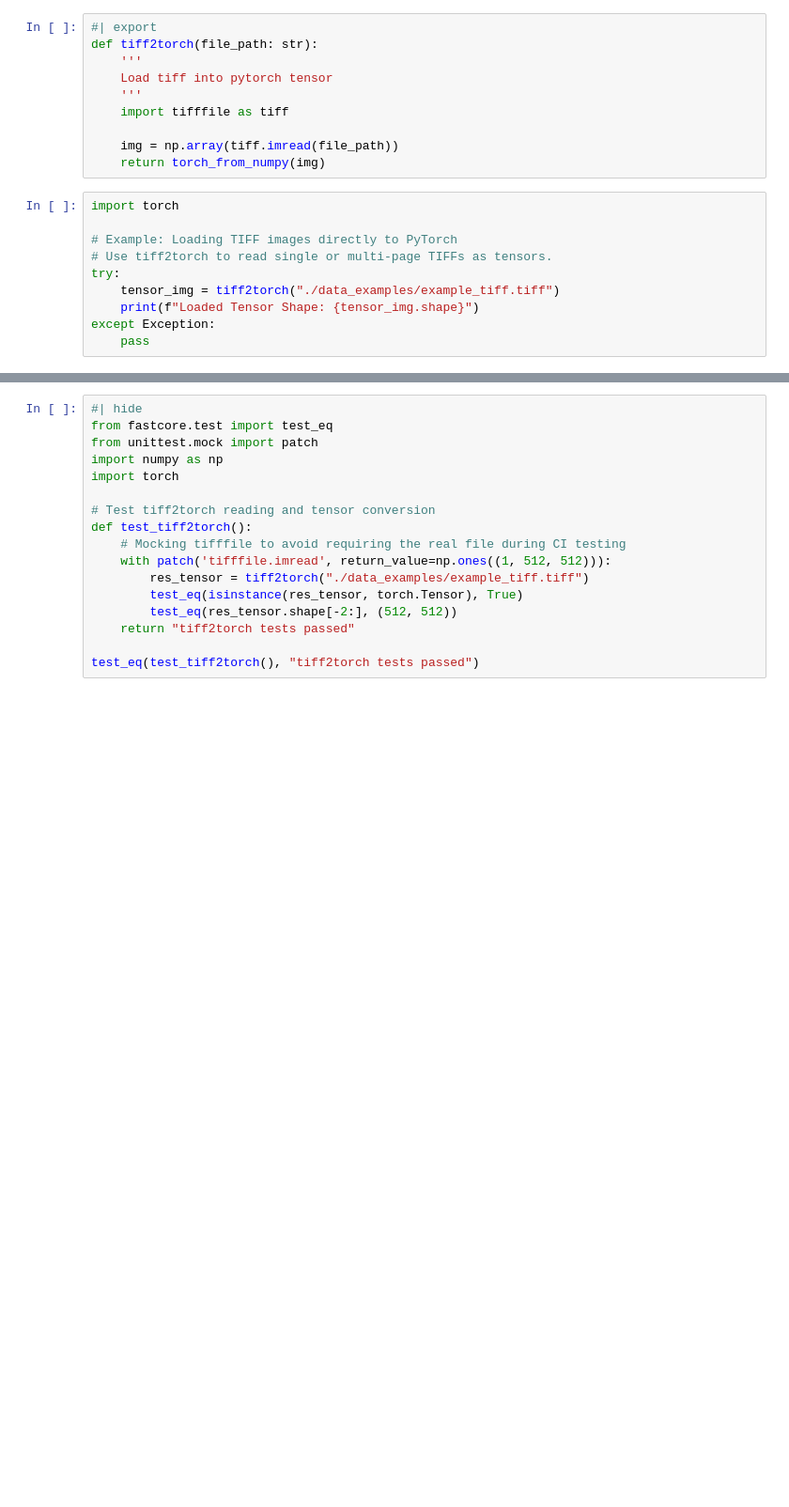
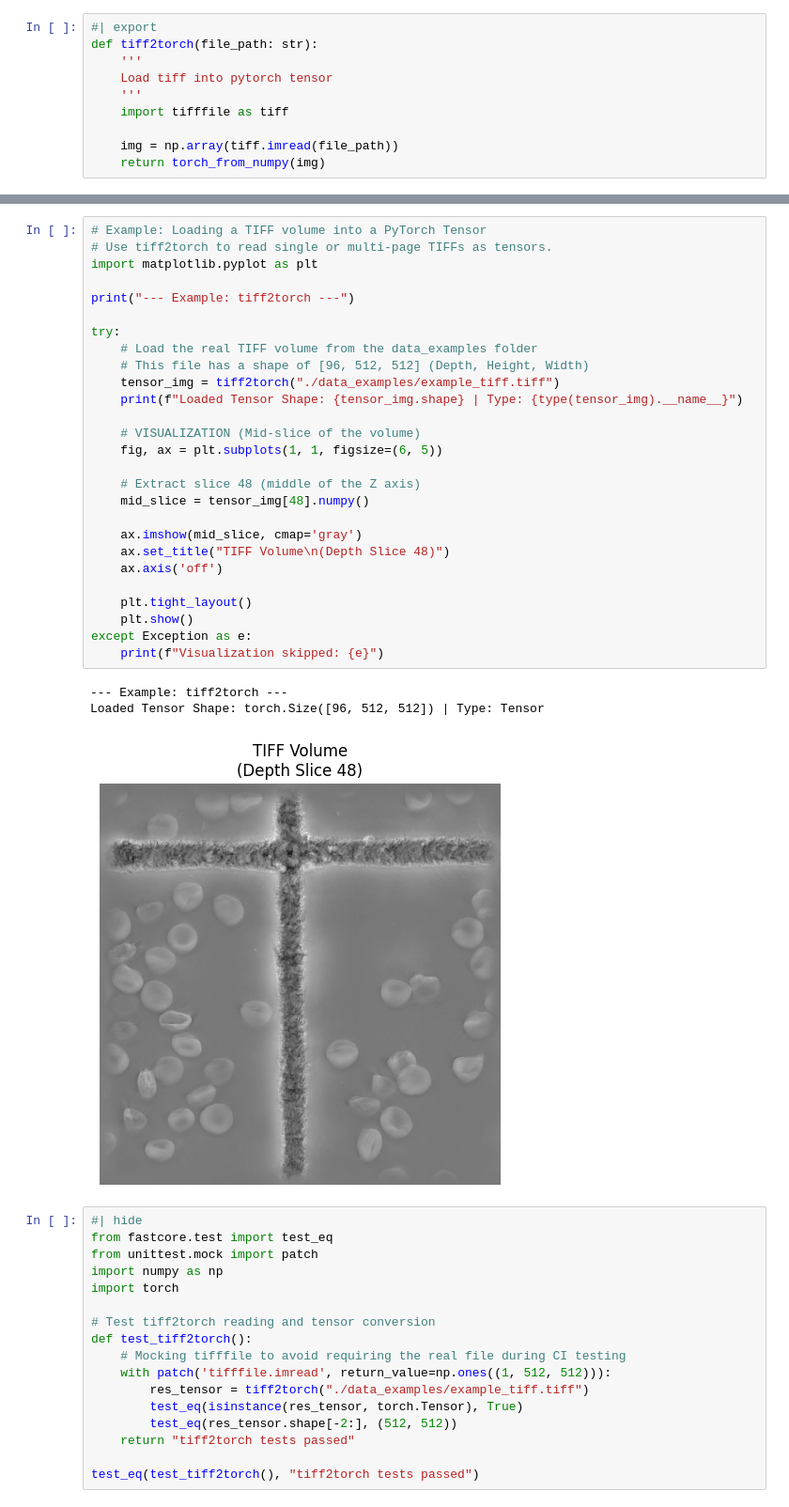
Before and after one commit to deepCLEM/bioMONAI, a Jupyter notebook: nbs/010_io.ipynb, the cells around one changed output, grey strips where cells are left out. Shown at 94% size. Drawn from its saved outputs; the diff is of its cells as text; blank space fills up the shorter version.

```diff
--- a/nbs/010_io.ipynb
+++ b/nbs/010_io.ipynb
@@ -193,13 +433,3 @@ def tiff2torch(file_path: str):
 
     img = np.array(tiff.imread(file_path))
     return torch_from_numpy(img)
-# %%
-import torch
-
-# Example: Loading TIFF images directly to PyTorch
-# Use tiff2torch to read single or multi-page TIFFs as tensors.
-try:
-    tensor_img = tiff2torch("./data_examples/example_tiff.tiff")
-    print(f"Loaded Tensor Shape: {tensor_img.shape}")
-except Exception:
-    pass
@@ -208,3 +455,34 @@ Loaded Tensor Shape: torch.Size([96, 512, 512])
+# %%
+# Example: Loading a TIFF volume into a PyTorch Tensor
+# Use tiff2torch to read single or multi-page TIFFs as tensors.
+import matplotlib.pyplot as plt
+
+print("--- Example: tiff2torch ---")
+
+try:
+    # Load the real TIFF volume from the data_examples folder
+    # This file has a shape of [96, 512, 512] (Depth, Height, Width)
+    tensor_img = tiff2torch("./data_examples/example_tiff.tiff")
+    print(f"Loaded Tensor Shape: {tensor_img.shape} | Type: {type(tensor_img).__name__}")
+
+    # VISUALIZATION (Mid-slice of the volume)
+    fig, ax = plt.subplots(1, 1, figsize=(6, 5))
+
+    # Extract slice 48 (middle of the Z axis)
+    mid_slice = tensor_img[48].numpy()
+
+    ax.imshow(mid_slice, cmap='gray')
+    ax.set_title("TIFF Volume\n(Depth Slice 48)")
+    ax.axis('off')
+
+    plt.tight_layout()
+    plt.show()
+except Exception as e:
+    print(f"Visualization skipped: {e}")
+# %% [output]
+--- Example: tiff2torch ---
+Loaded Tensor Shape: torch.Size([96, 512, 512]) | Type: Tensor
+[figure, added]
 # %%
 #| hide
 from fastcore.test import test_eq
```
Also changed, not shown: parts of 87 cells of this notebook.
